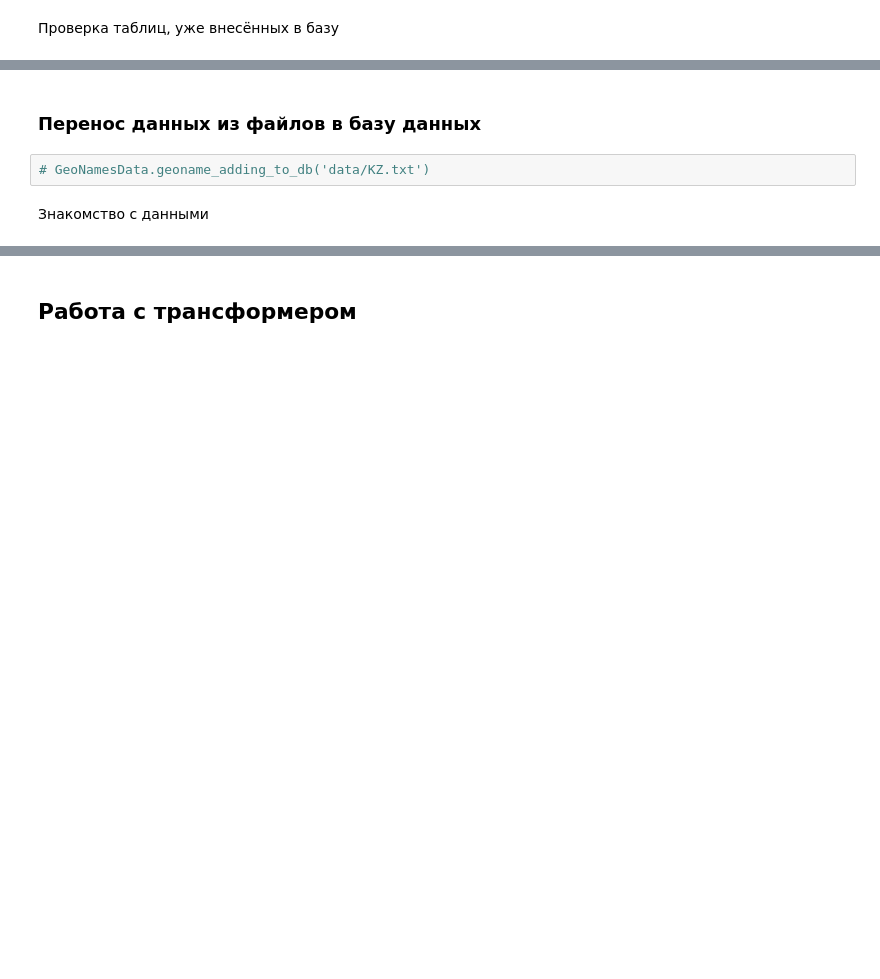
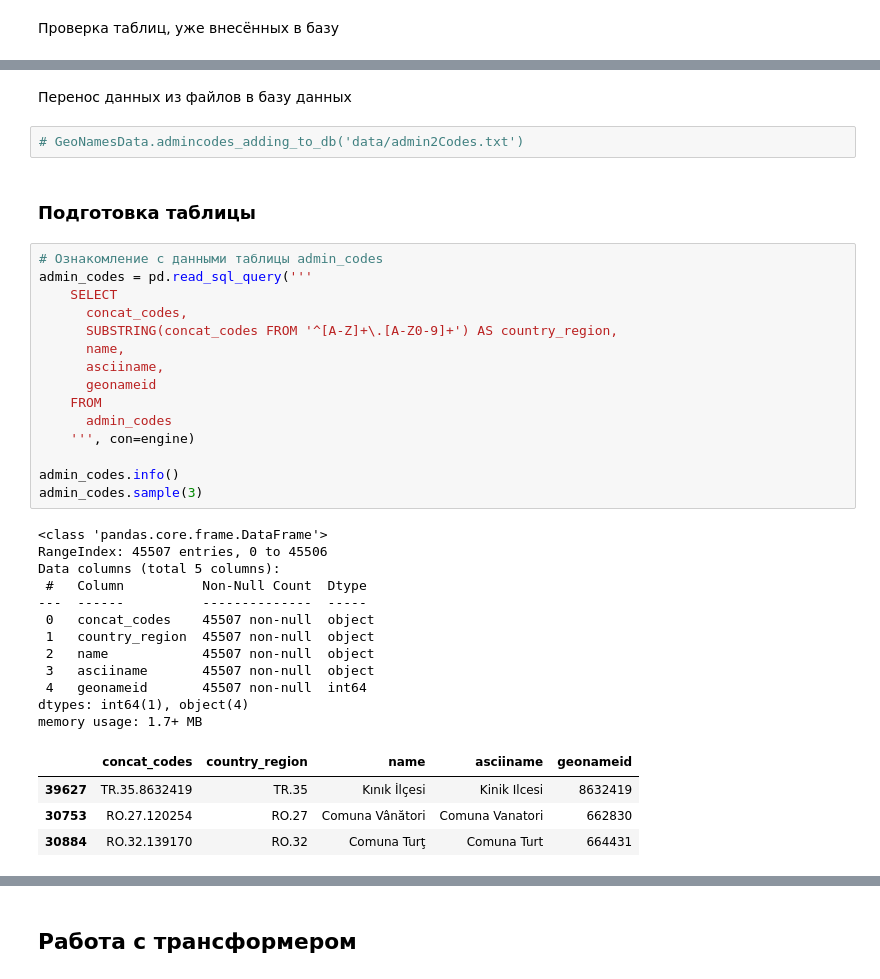
Before and after one commit to denis-42ds/geo_names_comparison, a Jupyter notebook: geonames_comparison.ipynb, the cells around one changed output, grey strips where cells are left out. Saved outputs shown, nothing was run; the diff lists cells and outputs as text; blank space fills up the shorter version.

```diff
--- a/geonames_comparison.ipynb
+++ b/geonames_comparison.ipynb
@@ -69,7 +70,39 @@ print(f"существующие в базе таблицы: {existing_tables}")
 # %% [markdown]
-### Перенос данных из файлов в базу данных
+Перенос данных из файлов в базу данных
 # %%
-# GeoNamesData.geoname_adding_to_db('data/KZ.txt')
+# GeoNamesData.admincodes_adding_to_db('data/admin2Codes.txt')
-# %% [markdown]
-Знакомство с данными
+# %% [markdown]
+### Подготовка таблицы
+# %%
+# Ознакомление с данными таблицы admin_codes
+admin_codes = pd.read_sql_query('''
+    SELECT
+      concat_codes,
+      SUBSTRING(concat_codes FROM '^[A-Z]+\.[A-Z0-9]+') AS country_region,
+      name,
+      asciiname,
+      geonameid
+    FROM
+      admin_codes
+    ''', con=engine)
+
+admin_codes.info()
+admin_codes.sample(3)
+# %% [output]
+<class 'pandas.core.frame.DataFrame'>
+RangeIndex: 45507 entries, 0 to 45506
+Data columns (total 5 columns):
+ #   Column          Non-Null Count  Dtype
+---  ------          --------------  -----
+ 0   concat_codes    45507 non-null  object
+ 1   country_region  45507 non-null  object
+ 2   name            45507 non-null  object
+ 3   asciiname       45507 non-null  object
+ 4   geonameid       45507 non-null  int64
+dtypes: int64(1), object(4)
+memory usage: 1.7+ MB
+|  | concat_codes | country_region | name | asciiname | geonameid |
+| 39627 | TR.35.8632419 | TR.35 | Kınık İlçesi | Kinik Ilcesi | 8632419 |
+| 30753 | RO.27.120254 | RO.27 | Comuna Vânători | Comuna Vanatori | 662830 |
+| 30884 | RO.32.139170 | RO.32 | Comuna Turţ | Comuna Turt | 664431 |
 # %%
```
Also changed, not shown: parts of 39 cells of this notebook, 4 other files.
